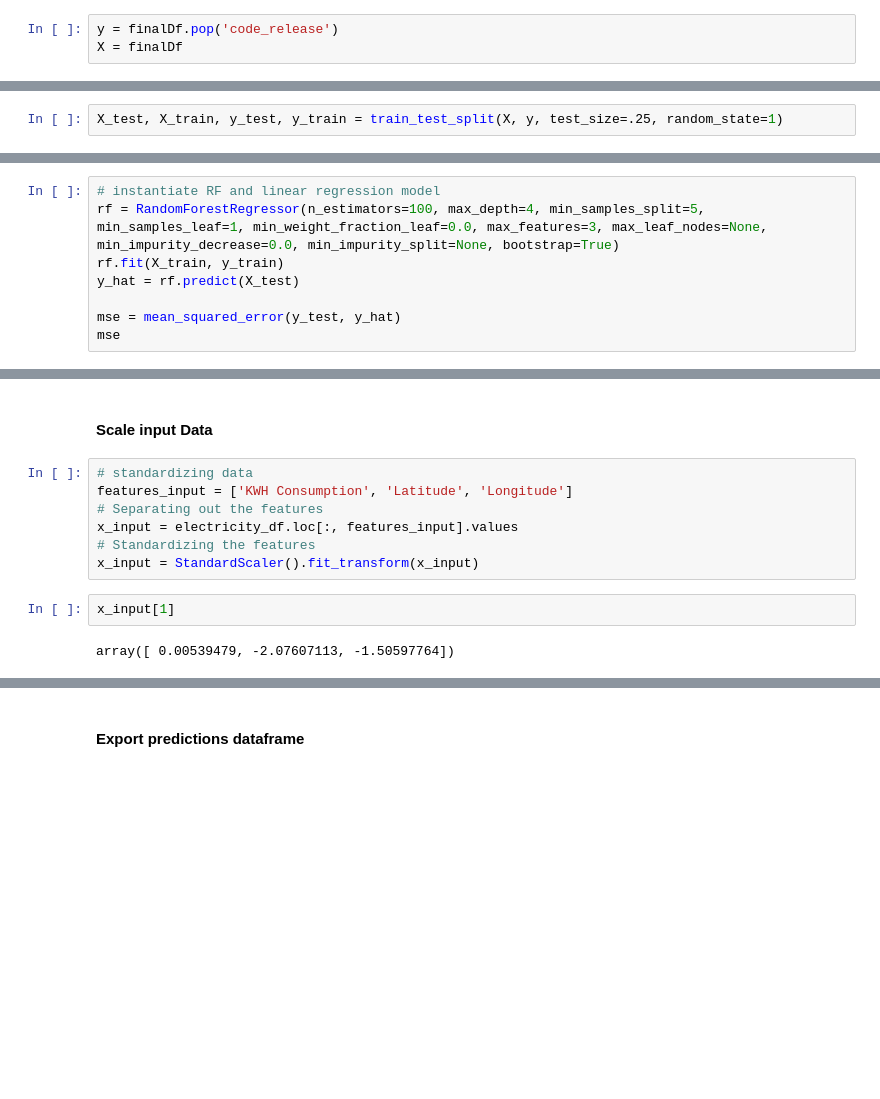
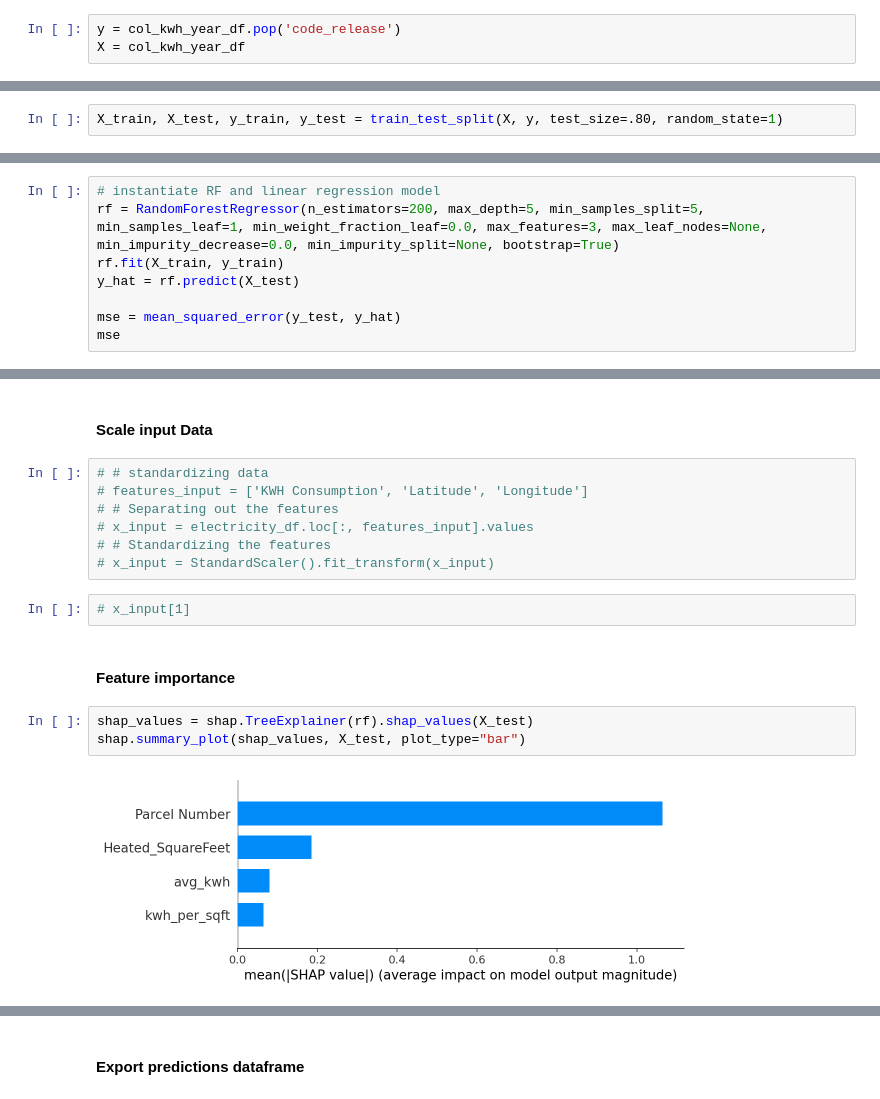
Before and after one commit to katiejohnsonsf/Forecasting-a-Carbon-Zero-City, a Jupyter notebook: Regression Models.ipynb, the cells around one changed output, grey strips where cells are left out. Cells and saved outputs as stored; diff of their text form; blank space fills up the shorter version.

```diff
--- a/Regression Models.ipynb
+++ b/Regression Models.ipynb
@@ -104,9 +118,9 @@ finalDf.head()
 # %% [markdown]
 <h4>Define Target variable and feature set</h4>
 # %%
-y = finalDf.pop('code_release')
-X = finalDf
+y = col_kwh_year_df.pop('code_release')
+X = col_kwh_year_df
 # %% [markdown]
 <h4>Train, test split and instantiate linear regression models</h4>
 # %%
-X_test, X_train, y_test, y_train = train_test_split(X, y, test_size=.25, random_state=1)
+X_train, X_test, y_train, y_test = train_test_split(X, y, test_size=.80, random_state=1)
@@ -148,7 +195,7 @@ print(est2.mse_total)
 <h4>Run random forest regressor</h4>
 # %%
 # instantiate RF and linear regression model
-rf = RandomForestRegressor(n_estimators=100, max_depth=4, min_samples_split=5, min_samples_leaf=1, min_weight_fraction_leaf=0.0, max_features=3, max_leaf_nodes=None, min_impurity_decrease=0.0, min_impurity_split=None, bootstrap=True)
+rf = RandomForestRegressor(n_estimators=200, max_depth=5, min_samples_split=5, min_samples_leaf=1, min_weight_fraction_leaf=0.0, max_features=3, max_leaf_nodes=None, min_impurity_decrease=0.0, min_impurity_split=None, bootstrap=True)
 rf.fit(X_train, y_train)
 y_hat = rf.predict(X_test)
 
@@ -179,13 +244,18 @@ electricity_df.head()
 # %% [markdown]
 <h4>Scale input Data</h4>
 # %%
-# standardizing data
-features_input = ['KWH Consumption', 'Latitude', 'Longitude']
-# Separating out the features
-x_input = electricity_df.loc[:, features_input].values
-# Standardizing the features
-x_input = StandardScaler().fit_transform(x_input)
+# # standardizing data
+# features_input = ['KWH Consumption', 'Latitude', 'Longitude']
+# # Separating out the features
+# x_input = electricity_df.loc[:, features_input].values
+# # Standardizing the features
+# x_input = StandardScaler().fit_transform(x_input)
-# %%
-x_input[1]
-# %% [output]
-array([ 0.00539479, -2.07607113, -1.50597764])
+# %%
+# x_input[1]
+# %% [markdown]
+#### Feature importance
+# %%
+shap_values = shap.TreeExplainer(rf).shap_values(X_test)
+shap.summary_plot(shap_values, X_test, plot_type="bar")
+# %% [output]
+[figure, added]
```
Also changed, not shown: parts of 48 cells of this notebook, 3 other files.
